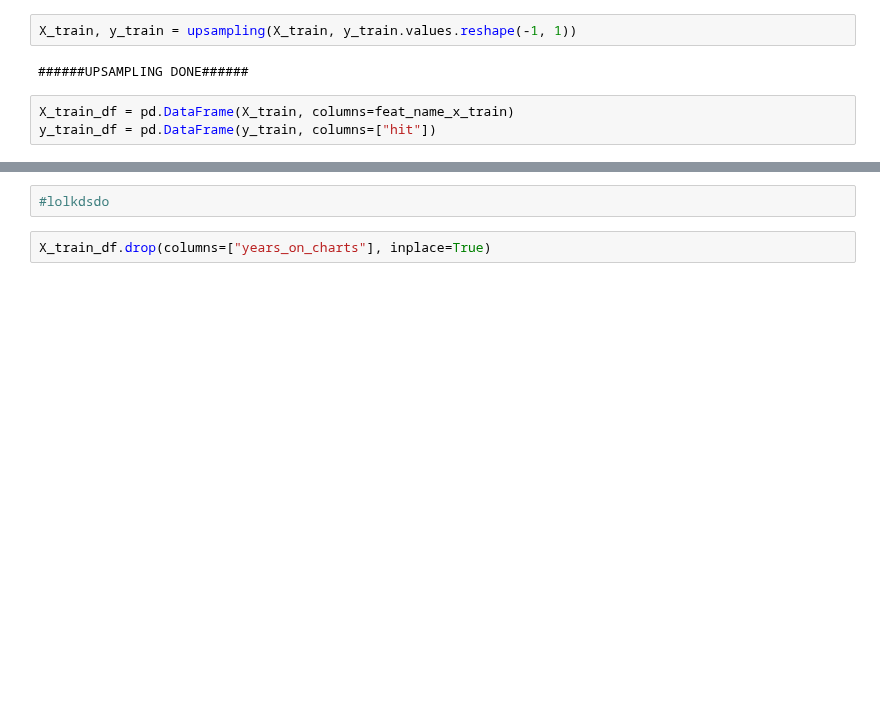
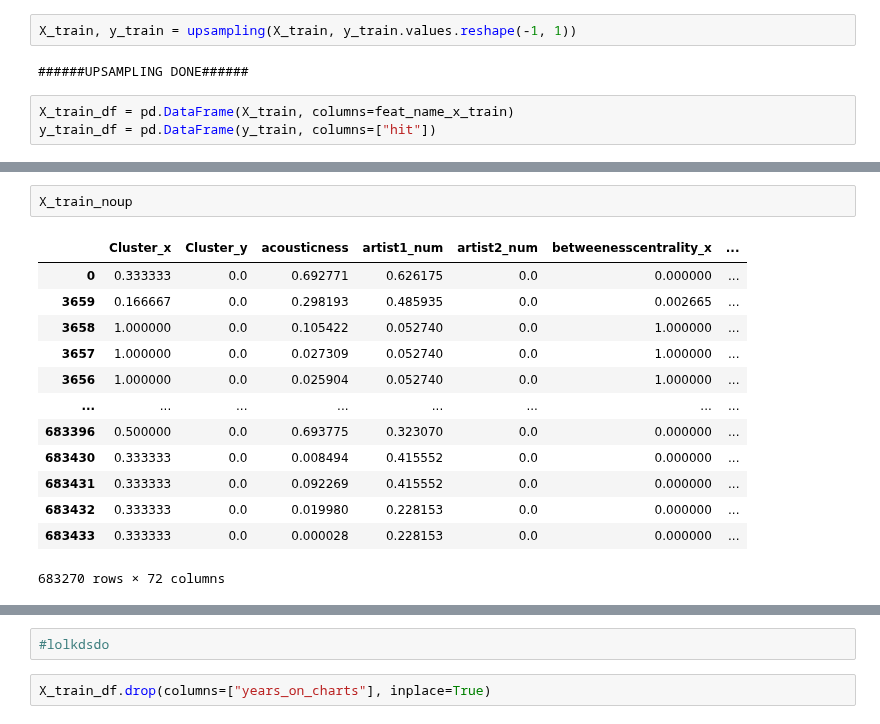
Before and after one commit to l4vd/Ba_first_tries, a Jupyter notebook: models/Original_MLP/RandomForestFeatimportance.ipynb, the cells around one changed output, grey strips where cells are left out. Saved outputs shown, nothing was run; the diff lists cells and outputs as text; blank space fills up the shorter version.

```diff
--- a/models/Original_MLP/RandomForestFeatimportance.ipynb
+++ b/models/Original_MLP/RandomForestFeatimportance.ipynb
@@ -165,4 +199,20 @@ X_train_df
 1346874 rows × 71 columns
+# %%
+X_train_noup
+# %% [output]
+|  | Cluster_x | Cluster_y | acousticness | artist1_num | artist2_num | betweenesscentrality_x | ... |
+| 0 | 0.333333 | 0.0 | 0.692771 | 0.626175 | 0.0 | 0.000000 | ... |
+| 3659 | 0.166667 | 0.0 | 0.298193 | 0.485935 | 0.0 | 0.002665 | ... |
+| 3658 | 1.000000 | 0.0 | 0.105422 | 0.052740 | 0.0 | 1.000000 | ... |
+| 3657 | 1.000000 | 0.0 | 0.027309 | 0.052740 | 0.0 | 1.000000 | ... |
+| 3656 | 1.000000 | 0.0 | 0.025904 | 0.052740 | 0.0 | 1.000000 | ... |
+| ... | ... | ... | ... | ... | ... | ... | ... |
+| 683396 | 0.500000 | 0.0 | 0.693775 | 0.323070 | 0.0 | 0.000000 | ... |
+| 683430 | 0.333333 | 0.0 | 0.008494 | 0.415552 | 0.0 | 0.000000 | ... |
+| 683431 | 0.333333 | 0.0 | 0.092269 | 0.415552 | 0.0 | 0.000000 | ... |
+| 683432 | 0.333333 | 0.0 | 0.019980 | 0.228153 | 0.0 | 0.000000 | ... |
+| 683433 | 0.333333 | 0.0 | 0.000028 | 0.228153 | 0.0 | 0.000000 | ... |
+683270 rows × 72 columns
 # %%
 import pandas as pd
 from sklearn.ensemble import RandomForestClassifier
```
Also changed, not shown: parts of 13 cells of this notebook.
